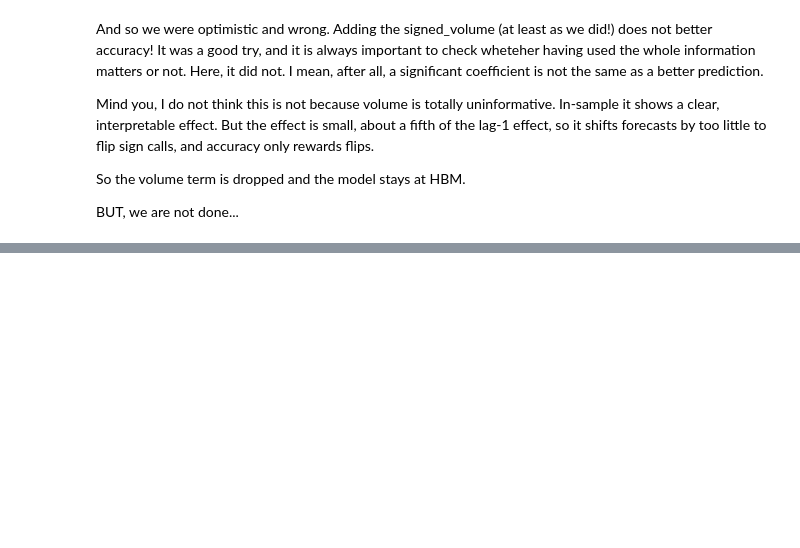
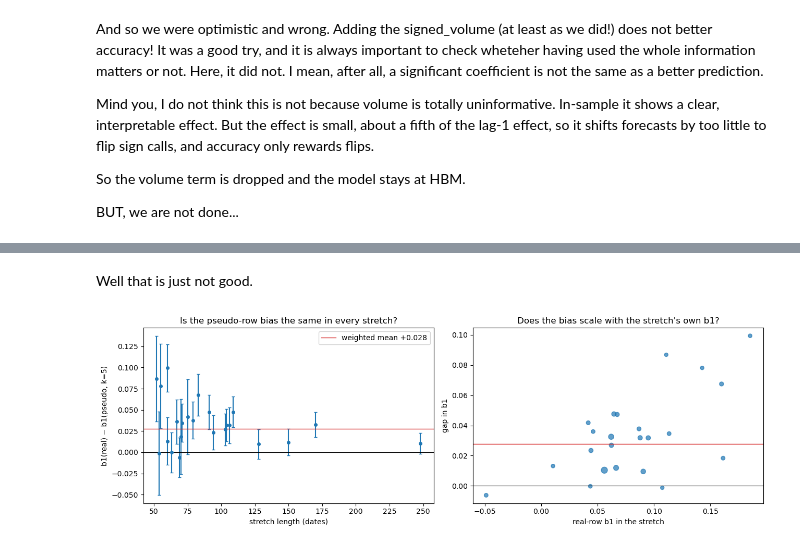
Before and after one commit to MarcoGaloppo/qrt-hierarchical-bayes, a Jupyter notebook: BaysianHierarchicalApproach.ipynb, the cells around one changed output, grey strips where cells are left out. Cells and saved outputs as stored; diff of their text form; code cells hidden in the pictures; blank space fills up the shorter version.

Commit message:
Mai una gioia. The THBM is killed by the backcast of windows. Pseudo-rows and rows do not agree.  Sometimes some models just are not worth the hassle.

```diff
--- a/BaysianHierarchicalApproach.ipynb
+++ b/BaysianHierarchicalApproach.ipynb
@@ -1379,0 +1430,12 @@ BUT, we are not done...
+# %%
+# We check that things actually do work. As first check, do we reproduce what is already there?
+X_train["POS"] = X_train.groupby("PIECE")["POS"].transform("max") - X_train["POS"]   # make POS run forward
+X_train.to_pickle(os.path.join("./", "train_sorted.pkl"))
+Ptr = pseudo_rows(X_train, kmax=1)
+Ptr["TS0"] = Ptr["TS"].str.replace("_k1", "", regex=False)
+key = X_train[["TS", "ALLOCATION", "PIECE", "POS"]]
+a = Ptr.merge(key, left_on=["TS0", "ALLOCATION"], right_on=["TS", "ALLOCATION"])[["ALLOCATION", "PIECE", "POS", "target"]]
+b = X_train[["ALLOCATION", "PIECE", "POS", "target"]].copy(); b["POS"] += 1           # the previous date, shifted onto t
+m = a.merge(b, on=["ALLOCATION", "PIECE", "POS"], suffixes=("_pseudo", "_real"))
+print("matched pairs:", len(m), "| corr:", m["target_pseudo"].corr(m["target_real"]).round(3),
+      "| same sign:", (np.sign(m["target_pseudo"]) == np.sign(m["target_real"])).mean().round(3))
@@ -1379,0 +1446,8 @@ BUT, we are not done...
+# %%
+# Check 2, does the pooled OLS obtained with psudo-rows and rows differ much?
+Ptr15 = pseudo_rows(X_train)
+Zp, yp, _  = make_xy(Ptr15, vol_floor)
+Zpt, ypt, _ = make_xy(Ptest, vol_floor)
+for name, (A_, b_) in {"real train rows": (Z, y), "train pseudo-rows": (Zp, yp), "test pseudo-rows": (Zpt, ypt)}.items():
+    beta_ = np.linalg.lstsq(A_, b_, rcond=None)[0]
+    print(f"{name:18s}: [drift, b1, b2] = {beta_.round(4)}   (n = {len(b_):,})")
@@ -1379,0 +1464,8 @@ BUT, we are not done...
+# %%
+rows = []
+for k in range(1, 16):
+    m = (Ptr15["K"] == k).to_numpy()
+    bk = np.linalg.lstsq(Zp[m], yp[m], rcond=None)[0]
+    rows.append((k, m.sum(), *bk.round(4)))
+print(pd.DataFrame(rows, columns=["k", "n", "drift", "b1", "b2"]).to_string(index=False))
+print("real rows:            b1 = 0.0772, b2 = -0.0160")
@@ -1379,0 +1545,19 @@ BUT, we are not done...
+# %% [markdown]
+Well that is just not good.
+# %%
+fig, axes = plt.subplots(1, 2, figsize=(13, 4.3))
+g, se = G["gap_b1_k5"], G["se_b1_k5"]
+w = 1 / se**2; mean = (w * g).sum() / w.sum()
+axes[0].errorbar(G["dates"], g, yerr=2 * se, fmt="o", ms=4, capsize=2)
+axes[0].axhline(mean, color="tab:red", lw=1, label=f"weighted mean {mean:+.3f}")
+axes[0].axhline(0, color="k", lw=0.8)
+axes[0].set_xlabel("stretch length (dates)"); axes[0].set_ylabel("b1(real) − b1(pseudo, k=5)")
+axes[0].set_title("Is the pseudo-row bias the same in every stretch?"); axes[0].legend()
+
+axes[1].scatter(G["b1_real"], G["gap_b1_k5"], s=12 + G["dates"] / 4, alpha=0.7)
+axes[1].axhline(mean, color="tab:red", lw=1); axes[1].axhline(0, color="k", lw=0.8)
+axes[1].set_xlabel("real-row b1 in the stretch"); axes[1].set_ylabel("gap in b1")
+axes[1].set_title("Does the bias scale with the stretch's own b1?")
+plt.tight_layout(); plt.show()
+# %% [output]
+[figure, added]
```
Also changed, not shown: parts of 14 cells of this notebook.
